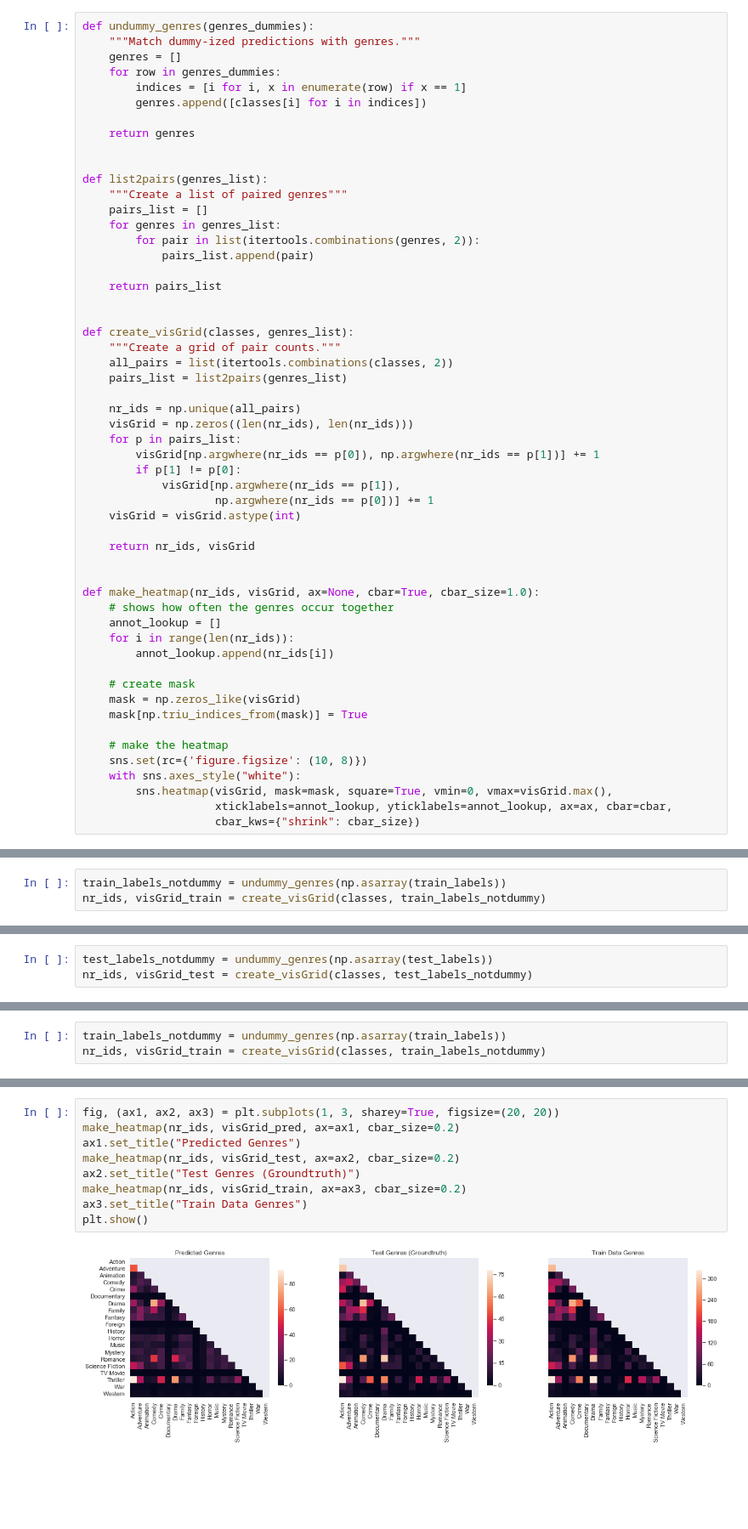
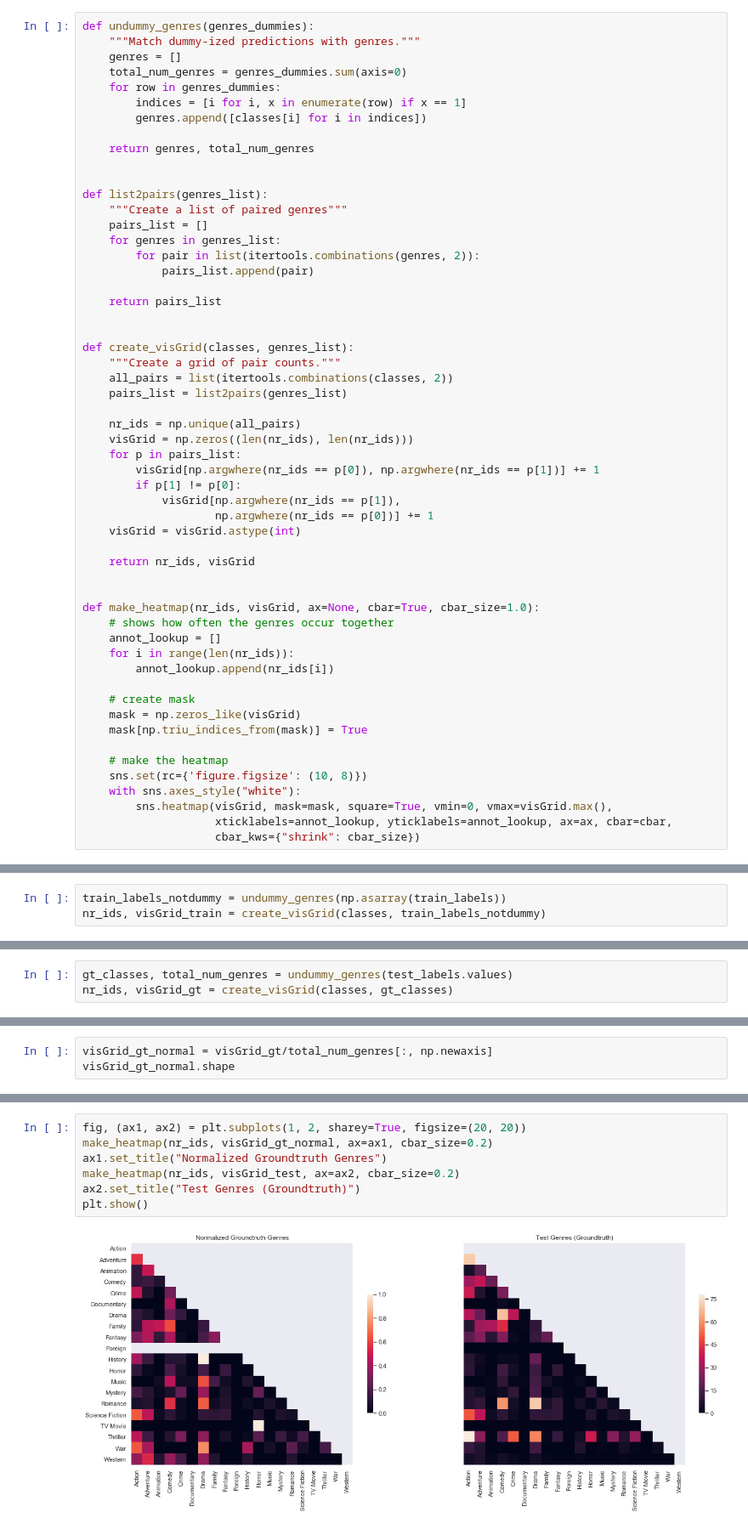
Before and after one commit to juliafeec/tmdb, a Jupyter notebook: main_work.ipynb, the cells around one changed output, grey strips where cells are left out. Shown at 85% size. Drawn from its saved outputs; the diff is of its cells as text; blank space fills up the shorter version.

```diff
--- a/main_work.ipynb
+++ b/main_work.ipynb
@@ -663,11 +732,12 @@ classes = ['Action', 'Adventure', 'Animation', 'Comedy', 'Crime',
 def undummy_genres(genres_dummies):
     """Match dummy-ized predictions with genres."""
     genres = []
+    total_num_genres = genres_dummies.sum(axis=0)
     for row in genres_dummies:
         indices = [i for i, x in enumerate(row) if x == 1]
         genres.append([classes[i] for i in indices])
 
-    return genres
+    return genres, total_num_genres
 
 
 def list2pairs(genres_list):
@@ -753,3 +834,3 @@ nr_ids, visGrid_pred = create_visGrid(classes, pred_classes)
 # %%
-test_labels_notdummy = undummy_genres(np.asarray(test_labels))
-nr_ids, visGrid_test = create_visGrid(classes, test_labels_notdummy)
+gt_classes, total_num_genres = undummy_genres(test_labels.values)
+nr_ids, visGrid_gt = create_visGrid(classes, gt_classes)
@@ -758,3 +836,0 @@ nr_ids, visGrid_test = create_visGrid(classes, test_labels_notdummy)
-# %%
-train_labels_notdummy = undummy_genres(np.asarray(train_labels))
-nr_ids, visGrid_train = create_visGrid(classes, train_labels_notdummy)
@@ -760,0 +842,3 @@ nr_ids, visGrid_train = create_visGrid(classes, train_labels_notdummy)
+# %%
+visGrid_gt_normal = visGrid_gt/total_num_genres[:, np.newaxis]
+visGrid_gt_normal.shape
@@ -761,11 +847,9 @@ nr_ids, visGrid_train = create_visGrid(classes, train_labels_notdummy)
 # %%
-fig, (ax1, ax2, ax3) = plt.subplots(1, 3, sharey=True, figsize=(20, 20))
-make_heatmap(nr_ids, visGrid_pred, ax=ax1, cbar_size=0.2)
-ax1.set_title("Predicted Genres")
+fig, (ax1, ax2) = plt.subplots(1, 2, sharey=True, figsize=(20, 20))
+make_heatmap(nr_ids, visGrid_gt_normal, ax=ax1, cbar_size=0.2)
+ax1.set_title("Normalized Groundtruth Genres")
 make_heatmap(nr_ids, visGrid_test, ax=ax2, cbar_size=0.2)
 ax2.set_title("Test Genres (Groundtruth)")
-make_heatmap(nr_ids, visGrid_train, ax=ax3, cbar_size=0.2)
-ax3.set_title("Train Data Genres")
 plt.show()
 # %% [output]
-[figure, old version]
+[figure, new version]
```
Also changed, not shown: parts of 56 cells of this notebook, 1 other file.
